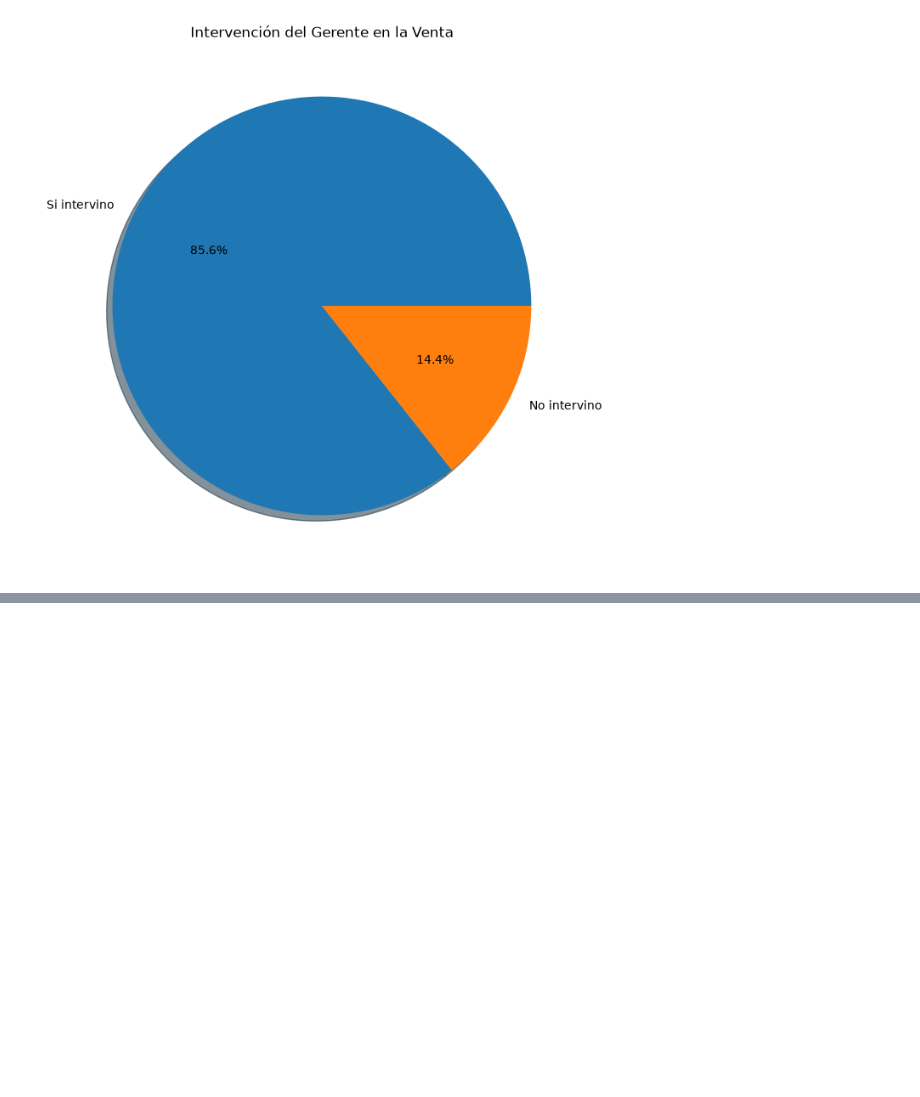
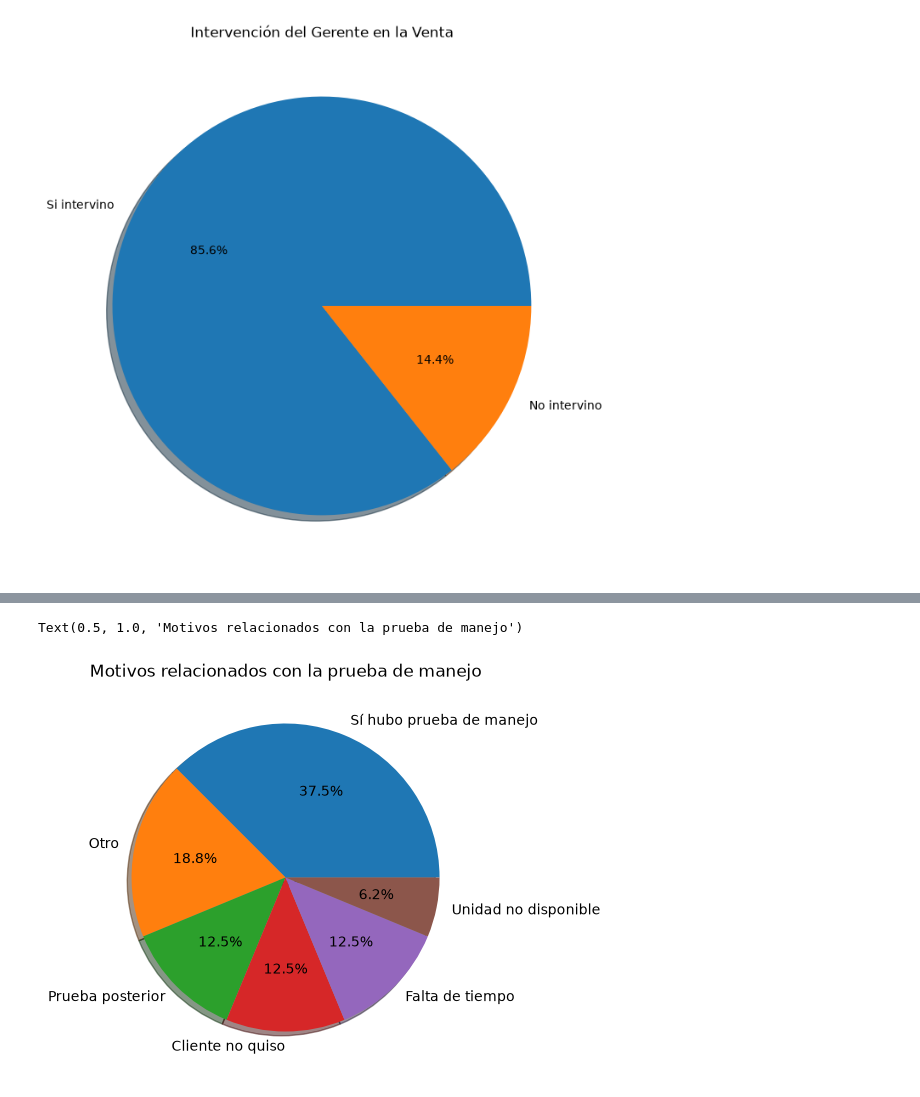
Before and after one commit to a01739242-ui/Extraccion_de_Caracteristicas, a Jupyter notebook: Actividad 4.1/codigo_categorias.ipynb, the cells around one changed output, grey strips where cells are left out. Saved outputs shown, nothing was run; the diff lists cells and outputs as text; code cells hidden in the pictures; blank space fills up the shorter version.

```diff
--- a/Actividad 4.1/codigo_categorias.ipynb
+++ b/Actividad 4.1/codigo_categorias.ipynb
@@ -223,0 +325,10 @@ Text(0.5, 1.0, 'Intervención del Gerente en la Venta')
+# %%
+# Extraigo la pregunta abierta
+Pregunta_abierta = df_bitacoras[
+    ["¿Por que no hubo prueba de manejo?"]
+].copy()
+
+# Elimino las respuestas vacías
+Pregunta_abierta = Pregunta_abierta.dropna()
+
+Pregunta_abierta
@@ -223,0 +405,8 @@ Text(0.5, 1.0, 'Intervención del Gerente en la Venta')
+# %%
+Tabla_caracteristicas = (
+    Pregunta_abierta["Caracteristica"]
+    .value_counts()
+    .reset_index()
+)
+
+Tabla_caracteristicas
@@ -223,0 +421,16 @@ Text(0.5, 1.0, 'Intervención del Gerente en la Venta')
+# %%
+#Realizamos grafico de pastel del dataframe filtrado
+ax = Tabla_caracteristicas["count"].plot(
+    kind="pie",
+    labels=Tabla_caracteristicas["Caracteristica"],
+    figsize=(10, 5),
+    shadow=True,
+    autopct="%0.1f%%",
+    legend=False
+)
+
+ax.set_ylabel("")
+ax.set_title("Motivos relacionados con la prueba de manejo")
+# %% [output]
+Text(0.5, 1.0, 'Motivos relacionados con la prueba de manejo')
+[figure, added]
```
Also changed, not shown: parts of 10 cells of this notebook.
